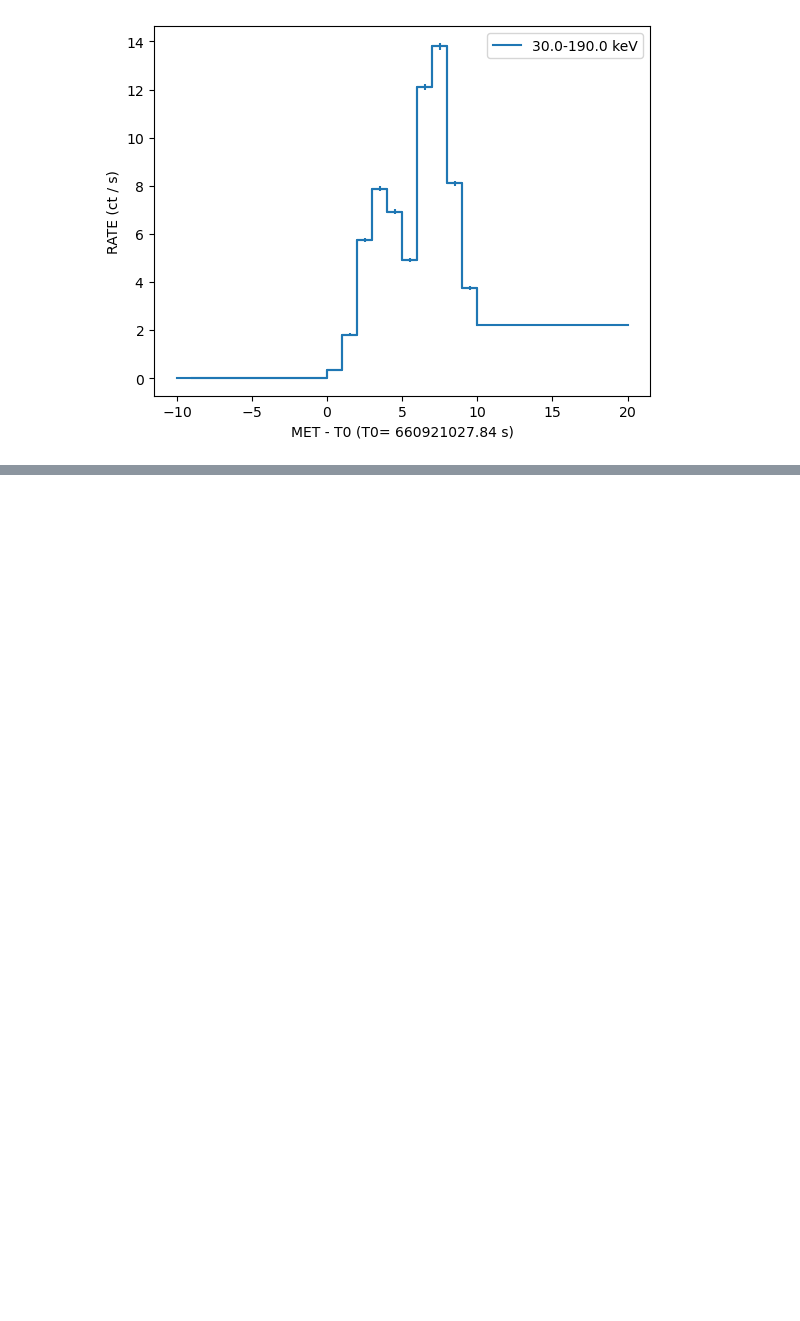
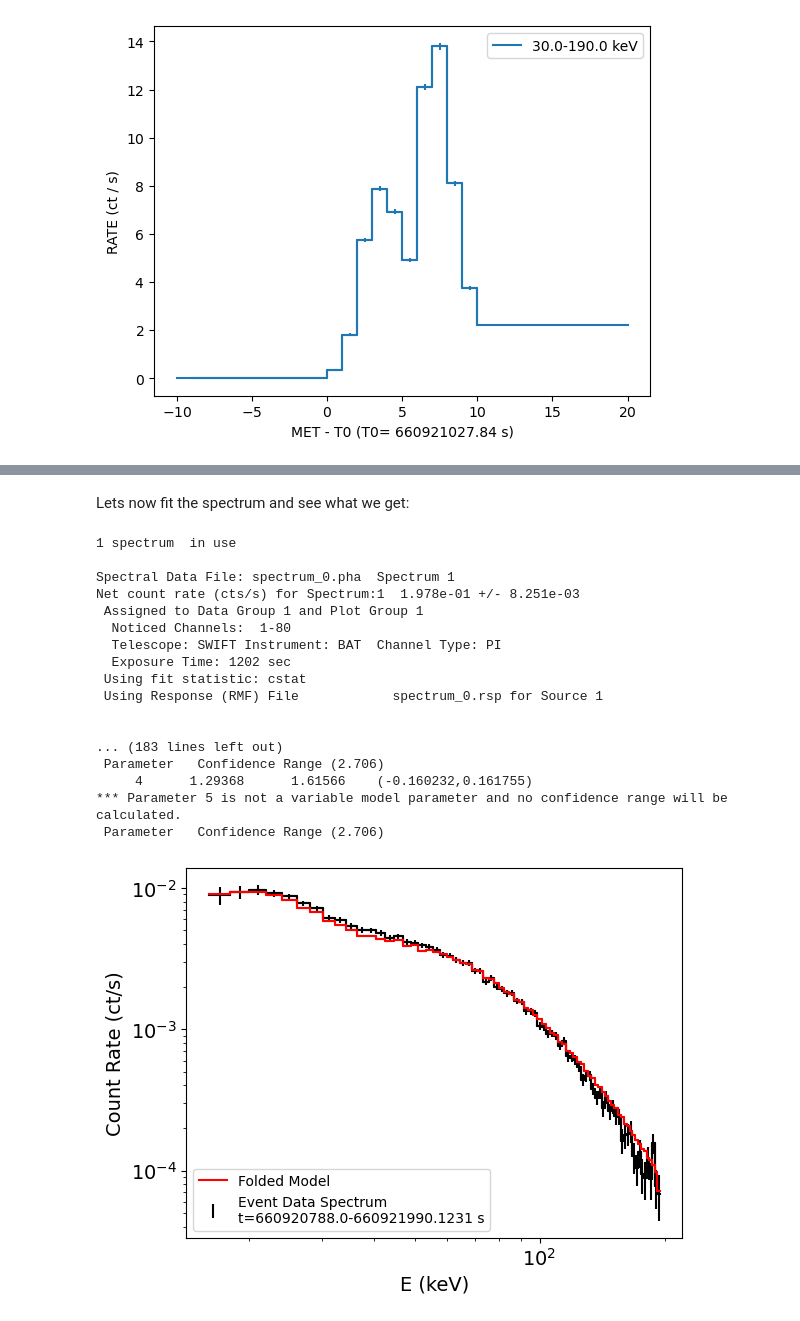
Before and after one commit to parsotat/BatAnalysis, a Jupyter notebook: notebooks/Example_TTE_data_analysis.ipynb, the cells around one changed output, grey strips where cells are left out. Cells and saved outputs as stored; diff of their text form; code cells hidden in the pictures; blank space fills up the shorter version.

```diff
--- a/notebooks/Example_TTE_data_analysis.ipynb
+++ b/notebooks/Example_TTE_data_analysis.ipynb
@@ -381,0 +395,23 @@ event.lightcurve.plot(T0=event.trigtime_met, plot_relative=True)
+# %% [markdown]
+Lets now fit the spectrum and see what we get:
+# %%
+ba.fit_spectrum(event.spectrum)
+# %% [output]
+1 spectrum  in use
+
+Spectral Data File: spectrum_0.pha  Spectrum 1
+Net count rate (cts/s) for Spectrum:1  1.978e-01 +/- 8.251e-03
+ Assigned to Data Group 1 and Plot Group 1
+  Noticed Channels:  1-80
+  Telescope: SWIFT Instrument: BAT  Channel Type: PI
+  Exposure Time: 1202 sec
+ Using fit statistic: cstat
+ Using Response (RMF) File            spectrum_0.rsp for Source 1
+
+
+... (183 lines left out)
+ Parameter   Confidence Range (2.706)
+     4      1.29368      1.61566    (-0.160232,0.161755)
+*** Parameter 5 is not a variable model parameter and no confidence range will be calculated.
+ Parameter   Confidence Range (2.706)
+[figure, added]
```
Also changed, not shown: parts of 7 cells of this notebook, 1 other file.
